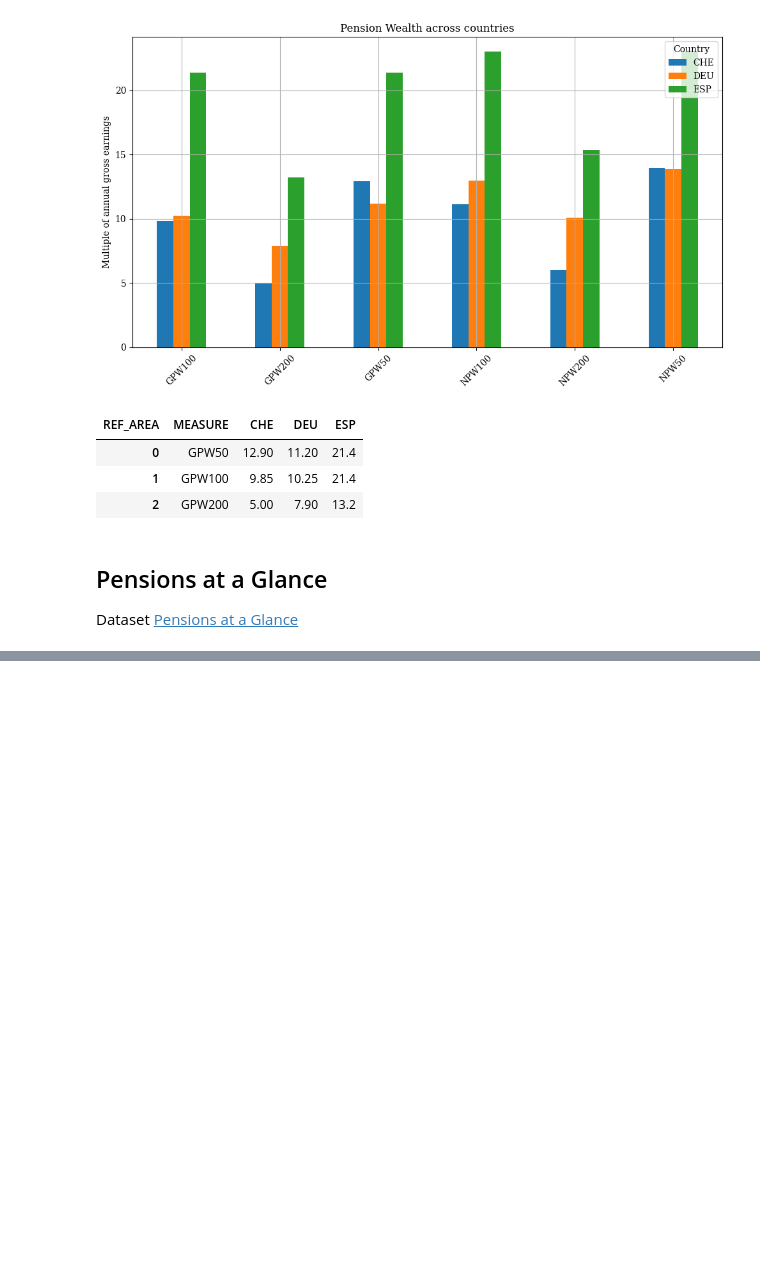
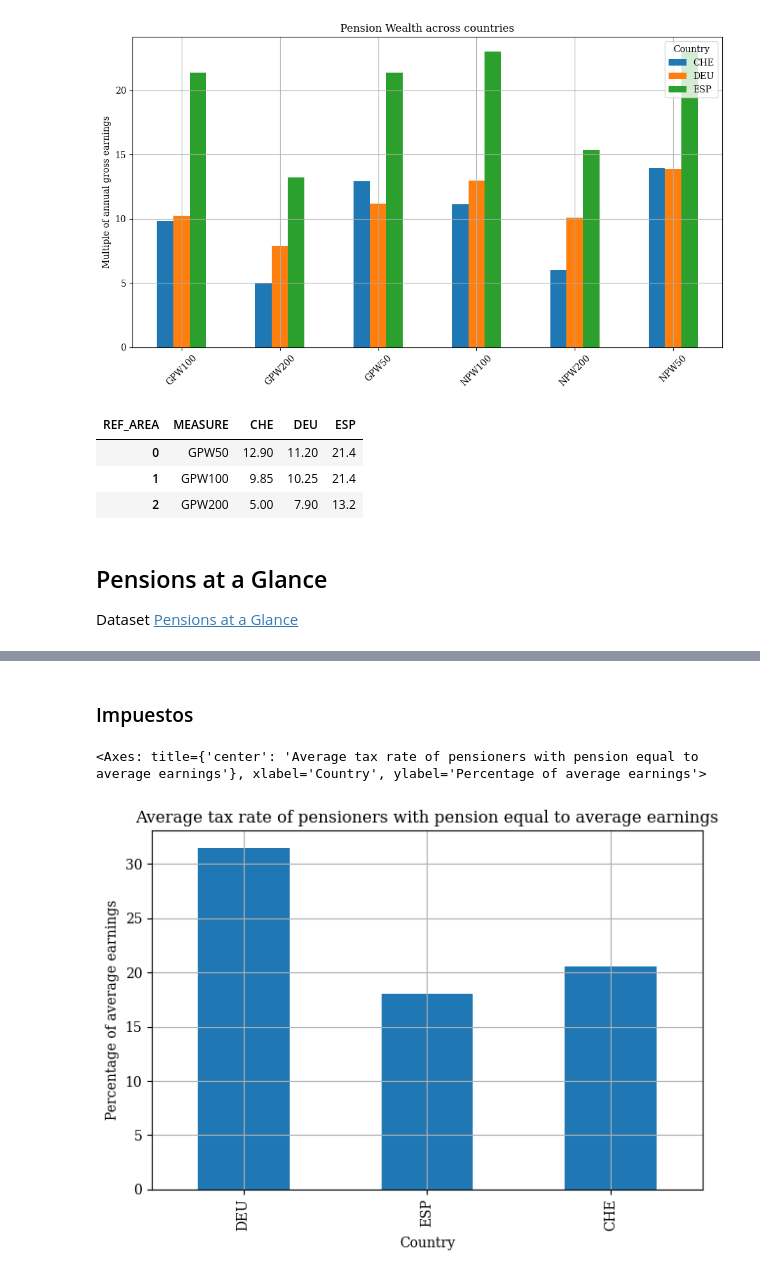
Before and after one commit to MiguelPuntoEs/ufm-python-for-finance, a Jupyter notebook: 07 OECD.ipynb, the cells around one changed output, grey strips where cells are left out. Saved outputs shown, nothing was run; the diff lists cells and outputs as text; code cells hidden in the pictures; blank space fills up the shorter version.

```diff
--- a/07 OECD.ipynb
+++ b/07 OECD.ipynb
@@ -206,0 +218,15 @@ plt.show()
+# %% [markdown]
+### Impuestos
+# %%
+df.query('MEASURE=="ATRPPAE" & REF_AREA in ["CHE", "DEU", "ESP"]').plot(
+    x="REF_AREA",
+    y="OBS_VALUE",
+    kind="bar",
+    legend=False,
+    title="Average tax rate of pensioners with pension equal to average earnings",
+    xlabel="Country",
+    ylabel="Percentage of average earnings"
+)
+# %% [output]
+<Axes: title={'center': 'Average tax rate of pensioners with pension equal to average earnings'}, xlabel='Country', ylabel='Percentage of average earnings'>
+[figure, added]
```
Also changed, not shown: parts of 23 cells of this notebook, 1 other file.
